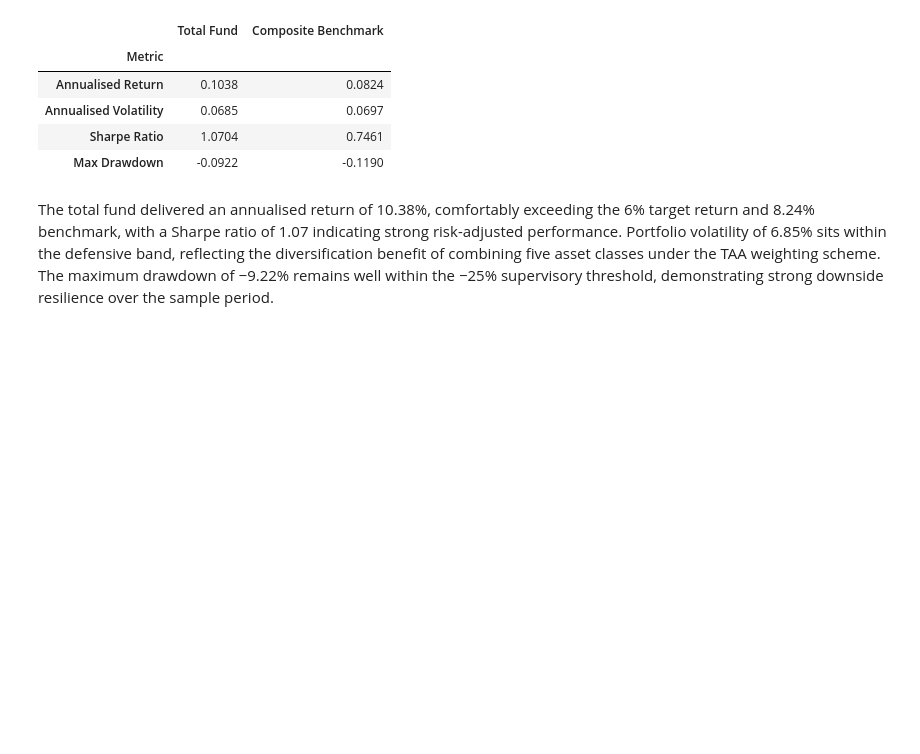
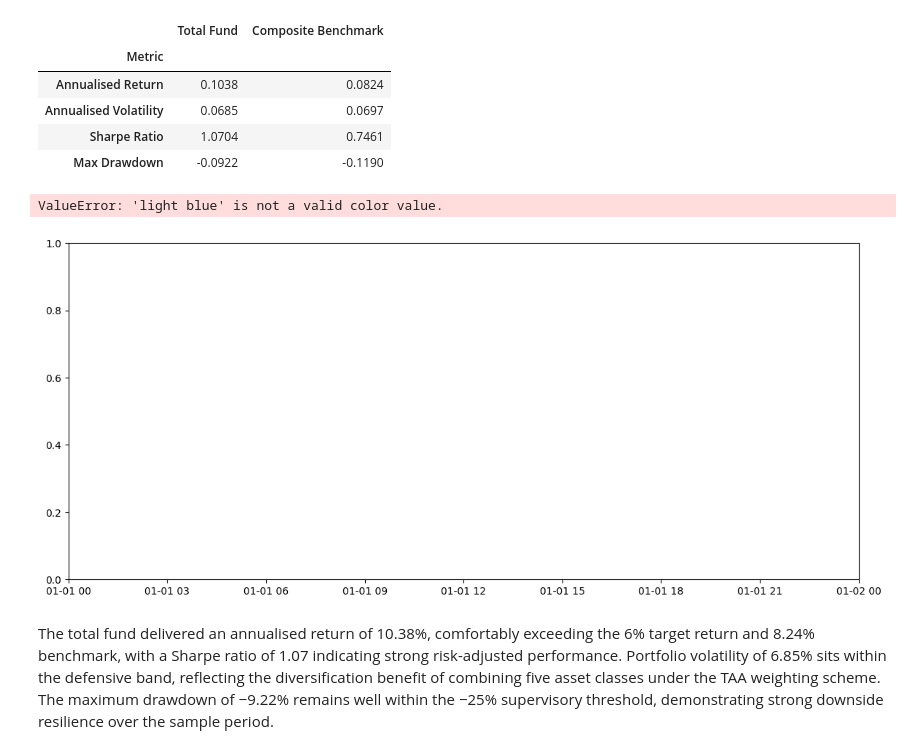
Before and after one commit to afperry2/FINM3422-Group-8-Task-2, a Jupyter notebook: notebook/multi-asset_portfolio_performance_report.ipynb, the cells around one changed output. Drawn from its saved outputs; the diff is of its cells as text; code cells hidden in the pictures; blank space fills up the shorter version.

Commit message:
adding graph & renaming file

```diff
--- a/notebook/multi-asset_portfolio_performance_report.ipynb
+++ b/notebook/multi-asset_portfolio_performance_report.ipynb
@@ -62,3 +65,8 @@ fund_table
+# %%
+plot_fund_vs_benchmark(portfolio_return, benchmark_return)
+# %% [output]
+ValueError: 'light blue' is not a valid color value.
+[figure, added]
 # %% [markdown]
 The total fund delivered an annualised return of 10.38%, comfortably exceeding the 6% target return and 8.24% benchmark, with a Sharpe ratio of 1.07 indicating strong risk-adjusted performance. Portfolio volatility of 6.85% sits within the defensive band, reflecting the diversification benefit of combining five asset classes under the TAA weighting scheme. The maximum drawdown of −9.22% remains well within the −25% supervisory threshold, demonstrating strong downside resilience over the sample period.
 # %% [markdown]
```
Also changed, not shown: parts of 4 cells of this notebook, 1 other file.
